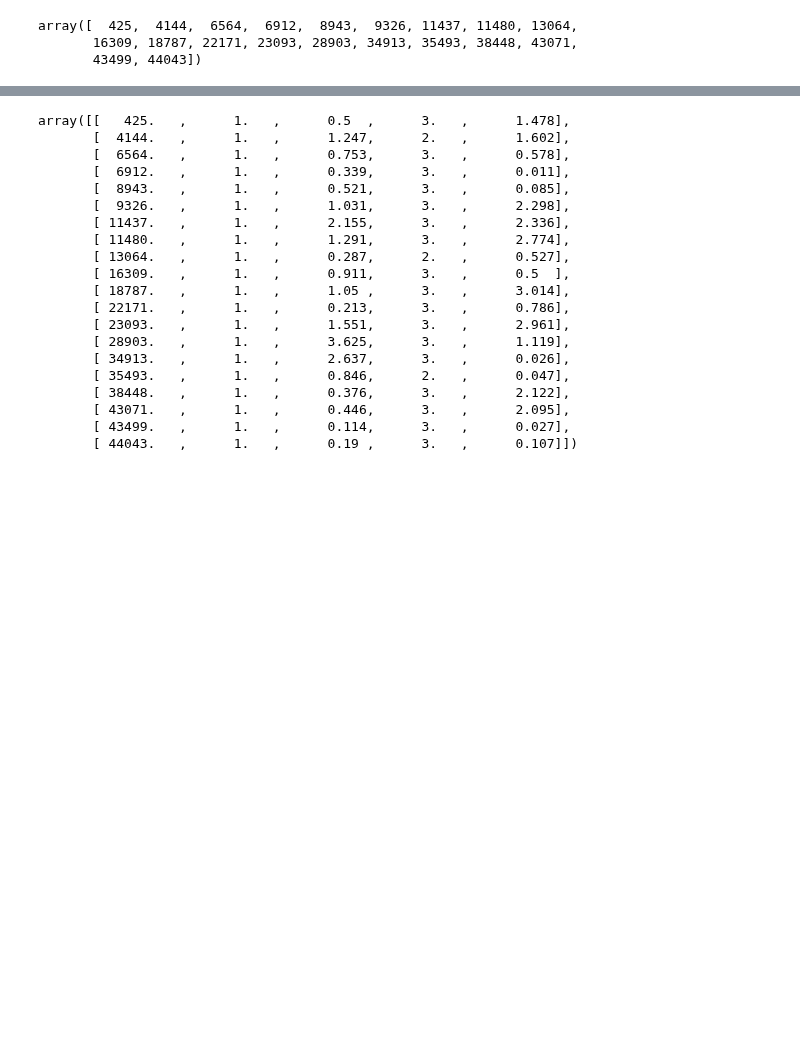
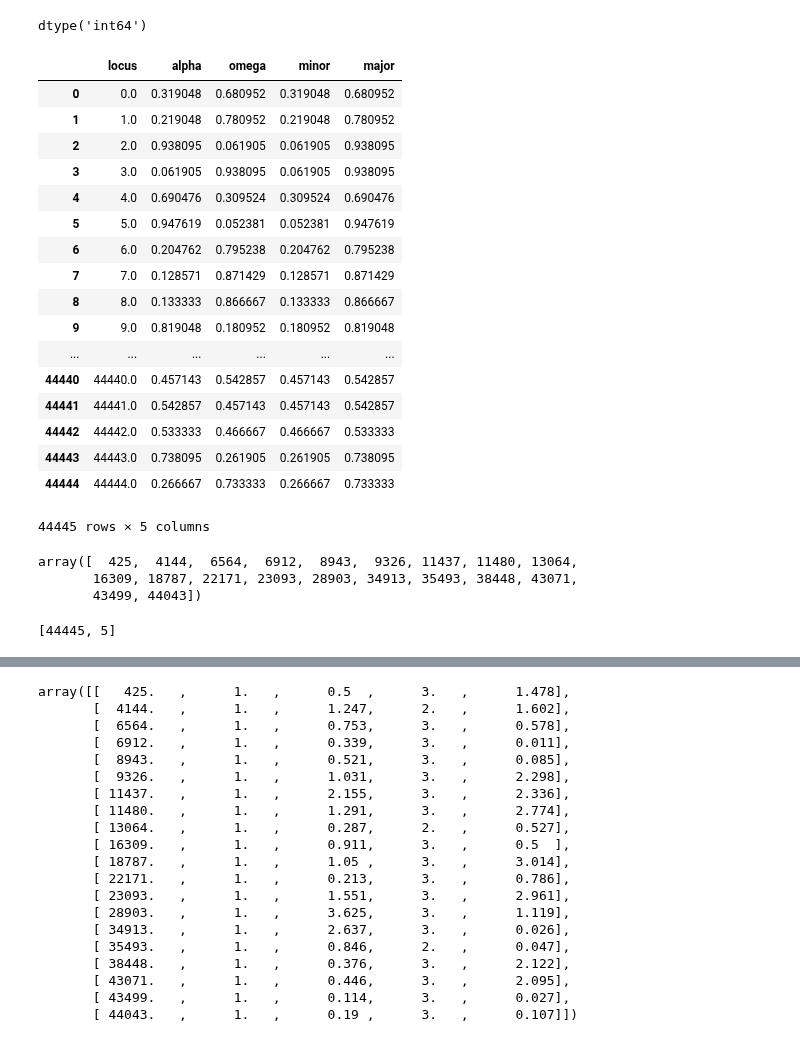
Before and after one commit to maizeatlas/saegus, a Jupyter notebook: src/docs/user_guide/power_analysis_notebook.ipynb, the cells around one changed output, grey strips where cells are left out. Drawn from its saved outputs; the diff is of its cells as text; code cells hidden in the pictures; blank space fills up the shorter version.

```diff
--- a/src/docs/user_guide/power_analysis_notebook.ipynb
+++ b/src/docs/user_guide/power_analysis_notebook.ipynb
@@ -10,3 +10,6 @@ from saegus import analyze
 np.set_printoptions(precision=3, suppress=True)
 # %%
 trait = h5py.File('example_trait_data.hdf5')
+# %%
+trait['allele/states'].attrs['columns'] = list(map(np.string_,
+                                                   ['locus', 'alpha', 'omega', 'minor', 'major']))
@@ -12,0 +21,4 @@ trait = h5py.File('example_trait_data.hdf5')
+# %%
+trait['allele/frequencies'].attrs['columns'] = list(map(np.string_, ['locus', 'alpha', 'omega', 'minor', 'major']))
+# %%
+column_names = [name.decode('UTF-8') for name in trait['allele/frequencies'].attrs['columns']]
@@ -12,0 +29,2 @@ trait = h5py.File('example_trait_data.hdf5')
+# %%
+frq_frame = pd.DataFrame(np.array(trait['allele/frequencies']), columns=column_names)
@@ -12,0 +37,4 @@ trait = h5py.File('example_trait_data.hdf5')
+# %%
+segregating_loci.dtype
+# %% [output]
+dtype('int64')
@@ -13 +43,22 @@ trait = h5py.File('example_trait_data.hdf5')
+# %%
+frq_frame
+# %% [output]
+|  | locus | alpha | omega | minor | major |
+| 0 | 0.0 | 0.319048 | 0.680952 | 0.319048 | 0.680952 |
+| 1 | 1.0 | 0.219048 | 0.780952 | 0.219048 | 0.780952 |
+| 2 | 2.0 | 0.938095 | 0.061905 | 0.061905 | 0.938095 |
+| 3 | 3.0 | 0.061905 | 0.938095 | 0.061905 | 0.938095 |
+| 4 | 4.0 | 0.690476 | 0.309524 | 0.309524 | 0.690476 |
+| 5 | 5.0 | 0.947619 | 0.052381 | 0.052381 | 0.947619 |
+| 6 | 6.0 | 0.204762 | 0.795238 | 0.204762 | 0.795238 |
+| 7 | 7.0 | 0.128571 | 0.871429 | 0.128571 | 0.871429 |
+| 8 | 8.0 | 0.133333 | 0.866667 | 0.133333 | 0.866667 |
+| 9 | 9.0 | 0.819048 | 0.180952 | 0.180952 | 0.819048 |
+| ... | ... | ... | ... | ... | ... |
+| 44440 | 44440.0 | 0.457143 | 0.542857 | 0.457143 | 0.542857 |
+| 44441 | 44441.0 | 0.542857 | 0.457143 | 0.457143 | 0.542857 |
+| 44442 | 44442.0 | 0.533333 | 0.466667 | 0.466667 | 0.533333 |
+| 44443 | 44443.0 | 0.738095 | 0.261905 | 0.261905 | 0.738095 |
+| 44444 | 44444.0 | 0.266667 | 0.733333 | 0.266667 | 0.733333 |
+44445 rows × 5 columns
 # %%
@@ -20,3 +71,7 @@ qtl
 array([  425,  4144,  6564,  6912,  8943,  9326, 11437, 11480, 13064,
        16309, 18787, 22171, 23093, 28903, 34913, 35493, 38448, 43071,
        43499, 44043])
+# %%
+list(trait['allele/frequencies'].shape)
+# %% [output]
+[44445, 5]
```
Also changed, not shown: parts of 90 cells of this notebook, 6 other files.
